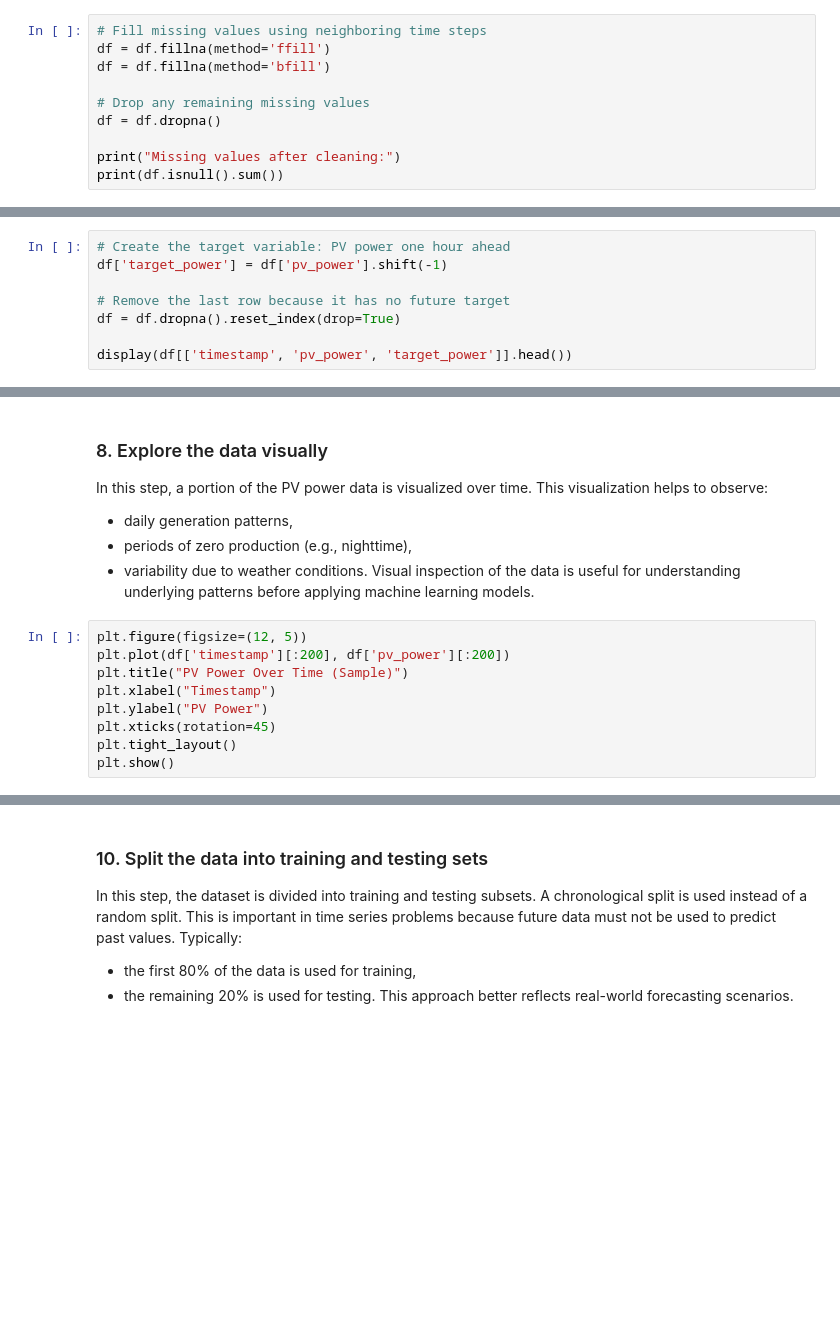
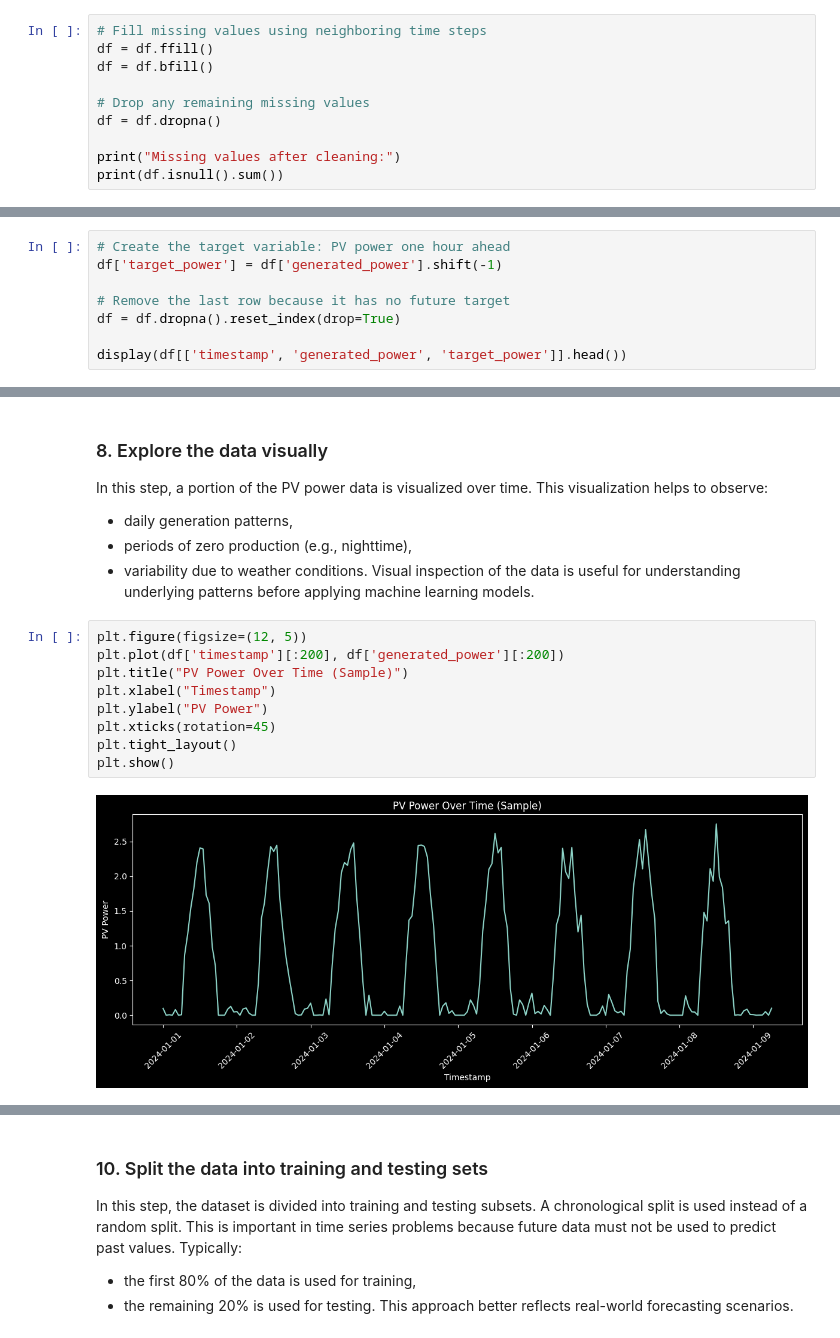
Before and after one commit to tskaneva/bip_2026_big_data_and_ai_in_res, a Jupyter notebook: projects/01_solar_power_forecasting.ipynb, the cells around one changed output, grey strips where cells are left out. Saved outputs shown, nothing was run; the diff lists cells and outputs as text; blank space fills up the shorter version.

```diff
--- a/projects/01_solar_power_forecasting.ipynb
+++ b/projects/01_solar_power_forecasting.ipynb
@@ -102,8 +135,8 @@ In this step, missing values are handled to ensure that the dataset is suitable
 3. Finally, any remaining missing values are removed. This ensures that the dataset contains only complete records.
 # %%
 # Fill missing values using neighboring time steps
-df = df.fillna(method='ffill')
-df = df.fillna(method='bfill')
+df = df.ffill()
+df = df.bfill()
 
 # Drop any remaining missing values
 df = df.dropna()
@@ -135,9 +185,9 @@ This is achieved by shifting the PV power column by one step forward. As a resul
 The last row is removed because it does not have a future value available.
 # %%
 # Create the target variable: PV power one hour ahead
-df['target_power'] = df['pv_power'].shift(-1)
+df['target_power'] = df['generated_power'].shift(-1)
 
 # Remove the last row because it has no future target
 df = df.dropna().reset_index(drop=True)
 
-display(df[['timestamp', 'pv_power', 'target_power']].head())
+display(df[['timestamp', 'generated_power', 'target_power']].head())
@@ -151,13 +208,15 @@ This visualization helps to observe:
 Visual inspection of the data is useful for understanding underlying patterns before applying machine learning models.
 # %%
 plt.figure(figsize=(12, 5))
-plt.plot(df['timestamp'][:200], df['pv_power'][:200])
+plt.plot(df['timestamp'][:200], df['generated_power'][:200])
 plt.title("PV Power Over Time (Sample)")
 plt.xlabel("Timestamp")
 plt.ylabel("PV Power")
 plt.xticks(rotation=45)
 plt.tight_layout()
 plt.show()
+# %% [output]
+[figure, added]
 # %% [markdown]
 ### 9. Select the input features and target
 In this step, the input features (`X`) and the target variable (`y`) are defined.
```
Also changed, not shown: parts of 14 cells of this notebook, 2 other files.
